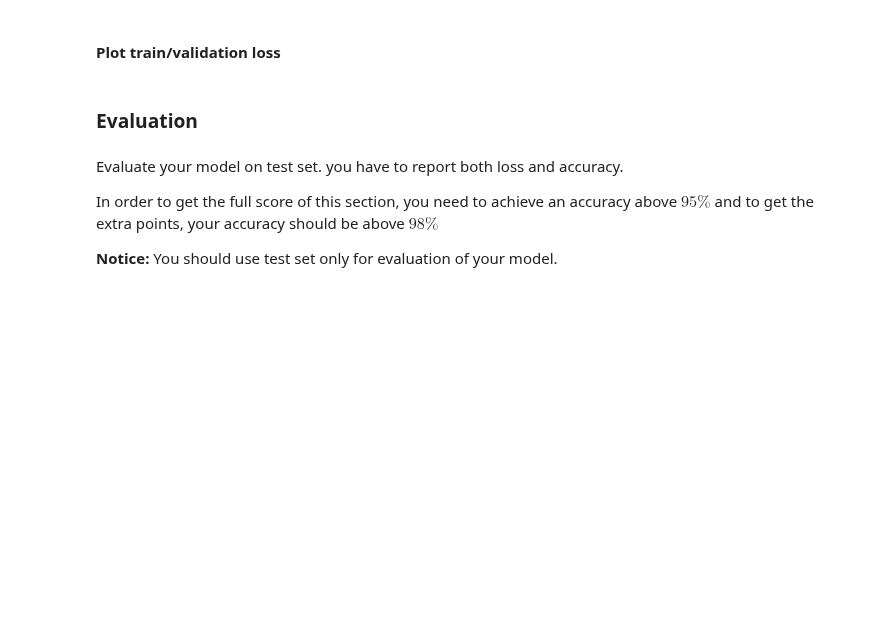
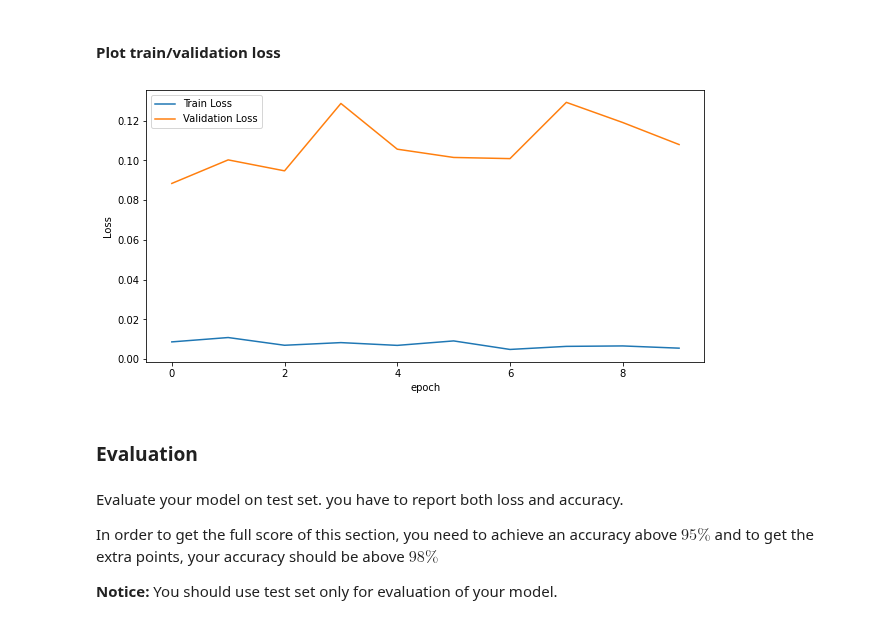
Before and after one commit to Parsa2820/ai-projects, a Jupyter notebook: projects/4/MPQ4/Practical/Q2.ipynb, the cells around one changed output. Saved outputs shown, nothing was run; the diff lists cells and outputs as text; code cells hidden in the pictures; blank space fills up the shorter version.

```diff
--- a/projects/4/MPQ4/Practical/Q2.ipynb
+++ b/projects/4/MPQ4/Practical/Q2.ipynb
@@ -326,7 +339,8 @@ transform_compose = transforms.Compose([
 mnist_dataset = datasets.MNIST(root='dataset', train=True, download=True, transform=transform_compose)
 # Place your code here (1 points)
 ## Notice: Split mnist_dataset into train_dataset and val_dataset
-
+dataset_size = len(mnist_dataset)
+train_dataset, val_dataset = torch.utils.data.random_split(mnist_dataset, [int(dataset_size * 0.8), int(dataset_size * 0.2)])
 # End of block for your code placement
 test_dataset = datasets.MNIST(root='dataset', train=False, download=True, transform=transforms.ToTensor())
 
@@ -339,14 +353,14 @@ test_loader = DataLoader(dataset=test_dataset, batch_size=32, shuffle=False)
 you have to tune the `learning_rate` yourself (Based on your training process)
 # %%
 criterion = nn.CrossEntropyLoss()
-# learning_rate=
+learning_rate= 1e-3
 optimizer = torch.optim.Adam(model.parameters(), lr=learning_rate)
 # %% [markdown]
 ### Train your model
 # %% [markdown]
 Write your training/validation loop in the following cell for an arbitrary number of epochs (until convergence is detected). You also need to store train/validation loss at each epoch in order to visualize them the after training is done.
 # %%
-# num_epochs=
+num_epochs = 10
 
 train_loss_arr, val_loss_arr = [], []
 for epoch in range(num_epochs):
@@ -356,13 +370,26 @@ for epoch in range(num_epochs):
     # Place your code here (5 points)
     ## Hint: Loop throught train_loader, get images with their labels and train the model
     ## Hint 2: To update train_loss inside the loop use "train_loss += batch_loss * batch_size""
-
+    for i, (images, labels) in enumerate(train_loader):
+        images = images.reshape(-1, 28*28).to(device)
+        labels = labels.to(device)
+        optimizer.zero_grad()
+        outputs = model(images)
+        batch_loss = criterion(outputs, labels)
+        train_loss += batch_loss.item() * images.size(0)
+        batch_loss.backward()
+        optimizer.step()
 
     model.eval()
     # Place your code here (4 points)
     ## Hint: Loop throught val_loader, get images with their labels and evaluate the model
     ## Hint 2: To update val_loss inside the loop use "val_loss += batch_loss * batch_size""
-
+    for i, (images, labels) in enumerate(val_loader):
+        images = images.reshape(-1, 28*28).to(device)
+        labels = labels.to(device)
+        outputs = model(images)
+        batch_loss = criterion(outputs, labels)
+        val_loss += batch_loss.item() * images.size(0)
 
     train_loss /= len(train_loader.dataset)
     val_loss /= len(val_loader.dataset)
@@ -379,3 +415,15 @@ for epoch in range(num_epochs):
+# %%
+# Place your code here (1 points)
+x = torch.arange(num_epochs)
+plt.figure(figsize=(10, 5))
+plt.plot(x, train_loss_arr, label='Train Loss')
+plt.plot(x, val_loss_arr, label='Validation Loss')
+plt.xlabel('epoch')
+plt.ylabel('Loss')
+plt.legend()
+pass
+# %% [output]
+[figure, added]
 # %% [markdown]
 ### Evaluation
 # %% [markdown]
```
Also changed, not shown: parts of 15 cells of this notebook.
